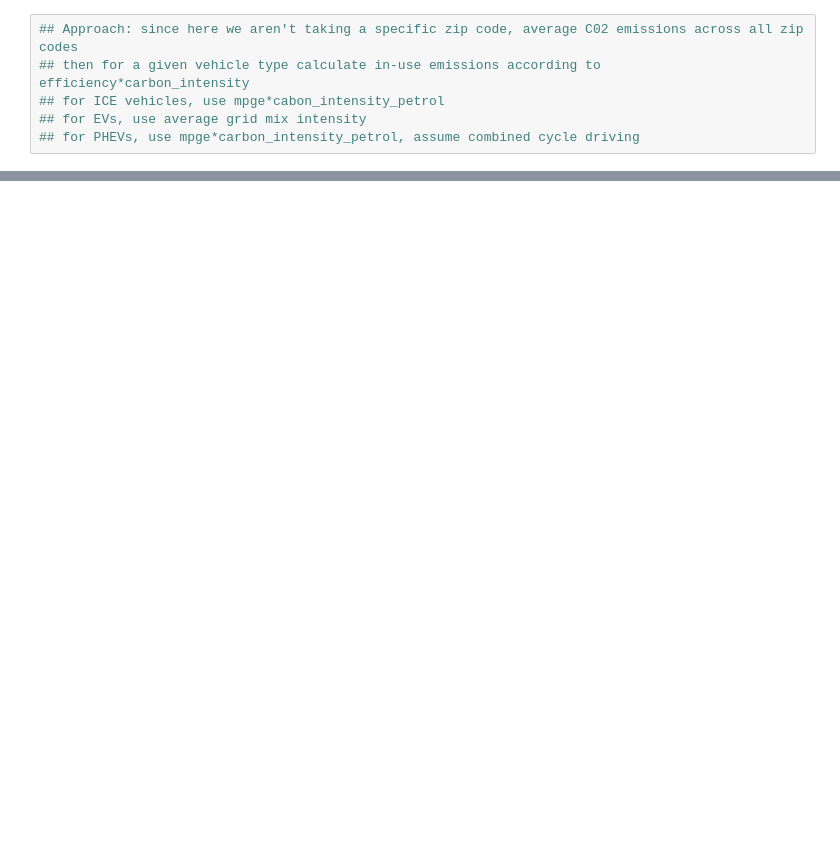
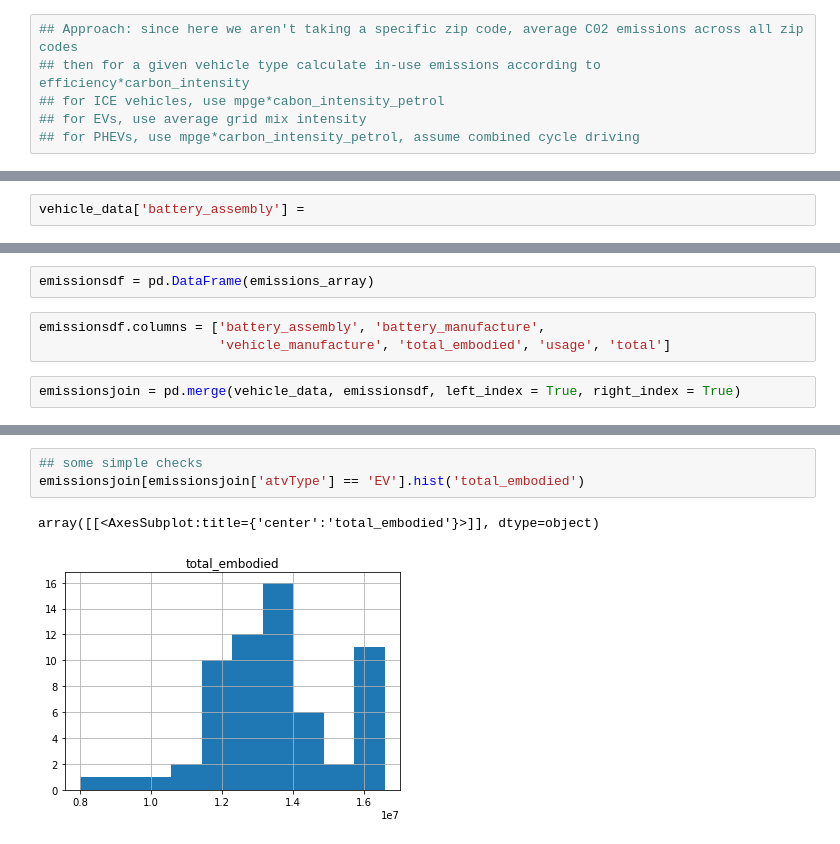
Before and after one commit to EEE-Capstone/MIMS-Capstone, a Jupyter notebook: Backend/vehicle_emissions_join.ipynb, the cells around one changed output, grey strips where cells are left out. Saved outputs shown, nothing was run; the diff lists cells and outputs as text; blank space fills up the shorter version.

Commit message:
updated emissions calculation

```diff
--- a/Backend/vehicle_emissions_join.ipynb
+++ b/Backend/vehicle_emissions_join.ipynb
@@ -235,0 +283,2 @@ vehicle_data['embodied_emissions'], vehicle_data['usage_emissions'], vehicle_dat
+# %%
+vehicle_data['battery_assembly'] =
@@ -235,0 +299,7 @@ vehicle_data['embodied_emissions'], vehicle_data['usage_emissions'], vehicle_dat
+# %%
+emissionsdf = pd.DataFrame(emissions_array)
+# %%
+emissionsdf.columns = ['battery_assembly', 'battery_manufacture',
+                       'vehicle_manufacture', 'total_embodied', 'usage', 'total']
+# %%
+emissionsjoin = pd.merge(vehicle_data, emissionsdf, left_index = True, right_index = True)
@@ -235,0 +322,6 @@ vehicle_data['embodied_emissions'], vehicle_data['usage_emissions'], vehicle_dat
+# %%
+## some simple checks
+emissionsjoin[emissionsjoin['atvType'] == 'EV'].hist('total_embodied')
+# %% [output]
+array([[<AxesSubplot:title={'center':'total_embodied'}>]], dtype=object)
+[figure, added]
```
Also changed, not shown: parts of 19 cells of this notebook.
